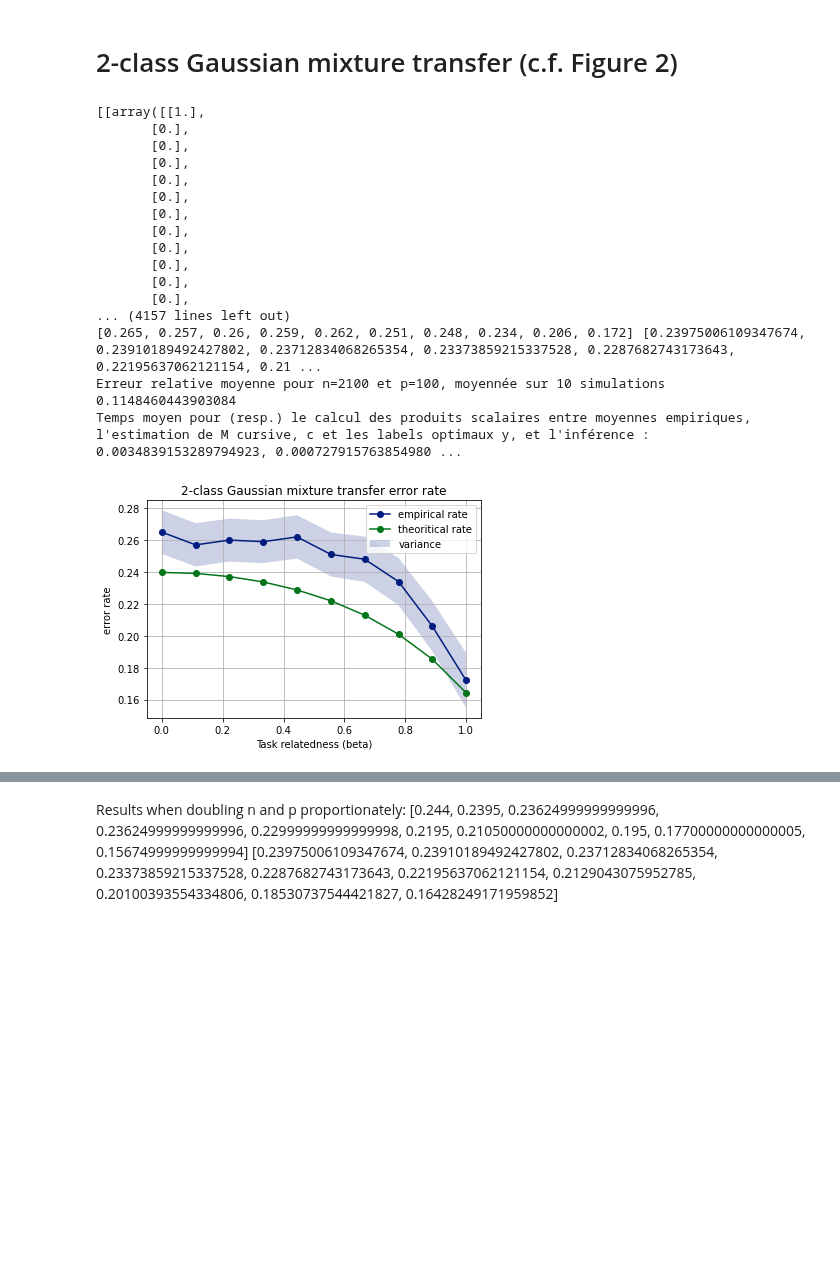
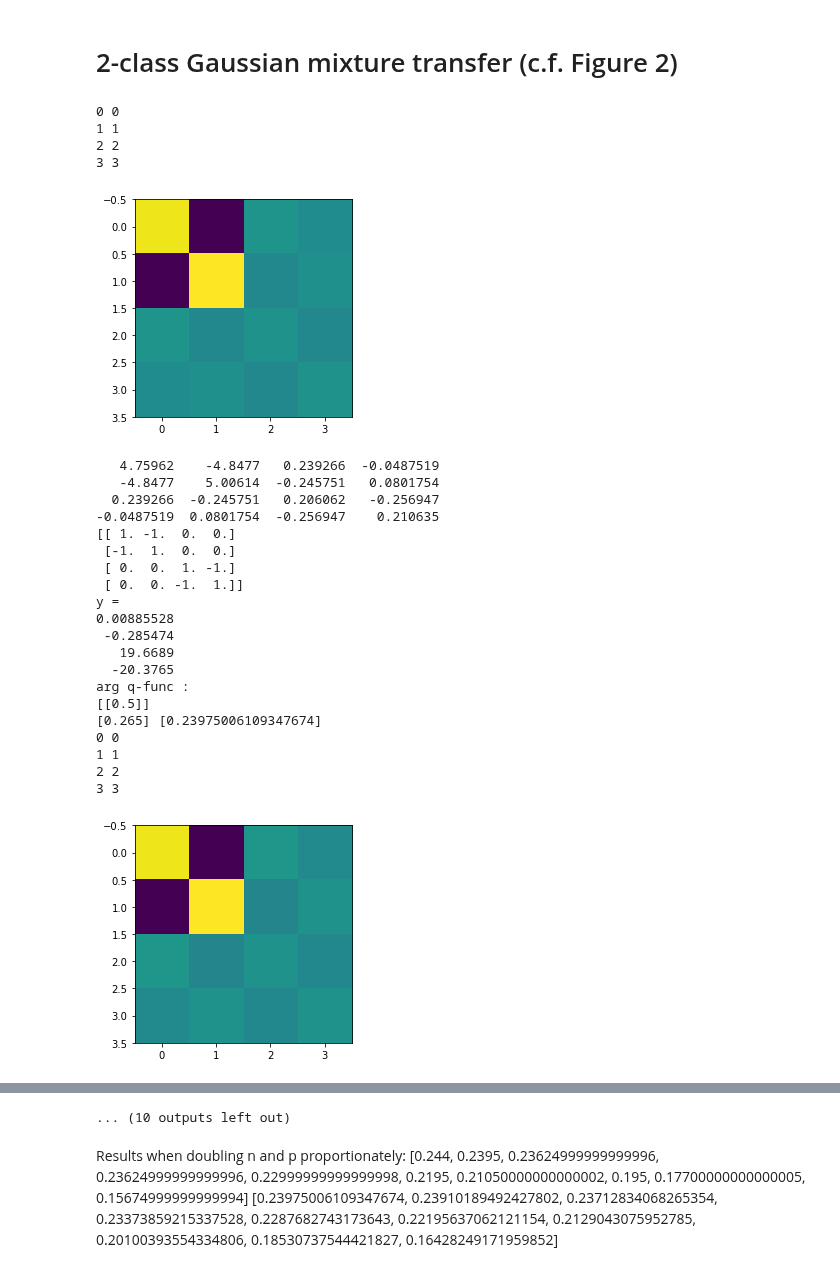
Before and after one commit to Sami-fak/DistributedMTLSPCA, a Jupyter notebook: binary-based_MTL.ipynb, the cells around one changed output, grey strips where cells are left out. Saved outputs shown, nothing was run; the diff lists cells and outputs as text; code cells hidden in the pictures; blank space fills up the shorter version.

```diff
--- a/binary-based_MTL.ipynb
+++ b/binary-based_MTL.ipynb
@@ -103,6 +101,7 @@ def gaussian_synthetic_data(n, p, m, t, n_t, M, random_seed=42):
     np.random.seed(random_seed)
     X = []
     tmp = []
+    y_test = []
     for task in range(t):
         # pour une tache on a m classes
         tmp = []
@@ -116,14 +115,14 @@ def gaussian_synthetic_data(n, p, m, t, n_t, M, random_seed=42):
                 # comment utiliser des vecteurs de moyennes pour générer les données ?
                 mean = np.reshape(M[task][k], p)
                 X_k[j] = np.random.multivariate_normal(mean, np.identity(p))
-                # indice 0 parce que c'est toujours la meme moyenne dans M (pour l'instant ?)
+                y_test.append(k)
             X_k = np.transpose(X_k)
             #print(k)
             tmp.append(X_k)
             # print("tmp = ", tmp)
         X.append(tmp)
 
-    return X
+    return X, y_test
 # %%
 def normalisation(X, p):
     for i in range(len(X)):
@@ -176,7 +175,7 @@ def true_mean(M, p, nb_tasks, nb_classes):
     for t in range(nb_tasks):
         for l in range(nb_classes):
             mean = np.reshape(M[t][l], (p,))
-            true_M[t*nb_tasks+l] = mean
+            true_M[t*nb_classes+l] = mean
 
     return np.transpose(true_M)
 # %%
@@ -248,7 +247,7 @@ def asymptotic_mean(nb_tasks, nb_classes, y_tilde, Dc, correlation_matrix, t, j)
     """
     y_transpose = np.transpose(y_tilde)
     etj = np.zeros((nb_tasks*nb_classes, 1))
-    etj[t*nb_tasks+j] = 1
+    etj[t*nb_classes+j] = 1
     power_dc = power_diagonal_matrix(Dc, -1/2)
     # Dc^1/2 ou Dc^{-1/2} ?
     m_tj = y_transpose.dot(np.power(Dc, 1/2)).dot(correlation_matrix).dot(power_dc).dot(etj)
@@ -282,7 +281,7 @@ def create_J(nb_classes, nb_tasks, n, n_t):
     for t in range(nb_tasks):
         for j in range(nb_classes):
             for i in range(beg, beg+n_t[t][j]):
-                J[i][t*nb_tasks+j] = 1
+                J[i][t*nb_classes+j] = 1
             beg += n_t[t][j]
     return J
 # %%
@@ -415,9 +414,9 @@ plt.style.use('seaborn-dark-palette')
 n = 2100
 p = 100
 m = 2
-t = 2
+t = 4
 beta = np.linspace(0,1,10)
-n_t = [[1000,1000], [50, 50]]
+n_t = [[1000,1000], [50, 50], [1000,1000], [50, 50]]
 n_t_test = [[500, 500]]
 nt = sum(n_t_test[0])
 # la liste temps comprendra le temps pour le training, le calcul de M et y et le temps d'inférence
@@ -430,10 +429,10 @@ random_state = 100
 
 for b in beta:
     # on crée les données synthétiques
-    M = mean_matrix(p, b, random_seed=random_state)
+    M = mean_matrix(p, b, t, random_seed=random_state)
 
-    X = gaussian_synthetic_data(n, p, m, t, n_t, M, random_state)
-    X_test = gaussian_synthetic_data(nt, p, m, 1, n_t_test, [M[1]], random_state)
+    X, y_bs = gaussian_synthetic_data(n, p, m, t, n_t, M, random_state)
+    X_test, y_test = gaussian_synthetic_data(nt, p, m, 1, n_t_test, [M[1]], random_state)
 
 # DEBUG
     #MM1, diag1 = empirical_mean_old(1, m, X, p, [n_t[0]])
@@ -448,7 +447,8 @@ for b in beta:
     c = estimate_c(n_t, n, t, m)
     c0 = p/n
     Dc = np.diag(c)
-    correlation_matrix = compute_M_cal(n, p, Dc, MM, display=False)
+    correlation_matrix = compute_M_cal(n, p, Dc, MM, display=True)
+    matprint(correlation_matrix)
     y = label_evaluation(t,m,Dc,MM, c0)
     temps_estim.append(time() - t0)
     # On time l'estimation de y, M, et c
@@ -457,7 +457,7 @@ for b in beta:
     MM_true = M_true.T@M_true
     print(MM_true)
     correlation_matrix_true = compute_M_cal(n, p, Dc, MM_true, display=False)
-    matprint(correlation_matrix_true)
+
     y_true = label_evaluation(t,m,Dc,MM_true, c0)
     print("y = ")
     matprint(y)
@@ -481,48 +481,56 @@ for b in beta:
     # pour l'instant pas vraiment utilisé
     m_t = create_mt(t, m, y, Dc, correlation_matrix)
     m_t_true = create_mt(t, m, y_true, Dc, correlation_matrix_true)
 
     erreur_empirique = compute_error_rate(X_test, V, m_t, 1, m, n_t_test, Dc, c0)
     erreur_theorique = error_rate(t, m,  Dc, MM_true, c0)[0][0]
     emp_rate.append(erreur_empirique)
     th_rate.append(erreur_theorique)
     relative_error_rate.append(abs(erreur_empirique - erreur_theorique)/erreur_theorique)
 
     print(emp_rate, th_rate)
 
 erreur_relative_moy = np.mean(relative_error_rate)
 print(f"Erreur relative moyenne pour n={n} et p={p}, moyennée sur 10 simulations")
 print(erreur_relative_moy)
 
 print(f"Temps moyen pour (resp.) le calcul des produits scalaires entre moyennes empiriques, l'estimation de M cursive, c et les labels optimaux y, et l'inférence : {np.mean(temps_MM)}, {np.mean(temps_estim)}, {np.mean(temps_inference)}")
 
 lower = np.array(emp_rate) - np.array(var)
 upper = np.array(emp_rate) + np.array(var)
 plt.plot(beta, emp_rate, '-o', label='empirical rate')
 plt.plot(beta, th_rate, '-o', label='theoritical rate')
 plt.fill_between(beta, lower, upper, alpha=0.2, label="variance")
 plt.legend()
 plt.title("2-class Gaussian mixture transfer error rate")
 plt.xlabel("Task relatedness (beta)")
 plt.ylabel("error rate")
 plt.grid()
 plt.show()
 # %% [output]
-[[array([[1.],
-       [0.],
-       [0.],
-       [0.],
-       [0.],
-       [0.],
-       [0.],
-       [0.],
-       [0.],
-       [0.],
-       [0.],
-       [0.],
-... (4157 lines left out)
-[0.265, 0.257, 0.26, 0.259, 0.262, 0.251, 0.248, 0.234, 0.206, 0.172] [0.23975006109347674, 0.23910189492427802, 0.23712834068265354, 0.23373859215337528, 0.2287682743173643, 0.22195637062121154, 0.21 ...
-Erreur relative moyenne pour n=2100 et p=100, moyennée sur 10 simulations
-0.1148460443903084
-Temps moyen pour (resp.) le calcul des produits scalaires entre moyennes empiriques, l'estimation de M cursive, c et les labels optimaux y, et l'inférence : 0.0034839153289794923, 0.000727915763854980 ...
+0 0
+1 1
+2 2
+3 3
-[figure, old version]
+[figure, new version]
+   4.75962    -4.8477   0.239266  -0.0487519
+   -4.8477    5.00614  -0.245751   0.0801754
+  0.239266  -0.245751   0.206062   -0.256947
+-0.0487519  0.0801754  -0.256947    0.210635
+[[ 1. -1.  0.  0.]
+ [-1.  1.  0.  0.]
+ [ 0.  0.  1. -1.]
+ [ 0.  0. -1.  1.]]
+y =
+0.00885528
+ -0.285474
+   19.6689
+  -20.3765
+arg q-func :
+[[0.5]]
+[0.265] [0.23975006109347674]
+0 0
+1 1
+2 2
+3 3
+[figure, added]
@@ -529,3 +621,4 @@ Temps moyen pour (resp.) le calcul des produits scalaires entre moyennes empiriq
+... (10 outputs left out)
 # %% [markdown]
 Results when doubling n and p proportionately:
 [0.244, 0.2395, 0.23624999999999996, 0.23624999999999996, 0.22999999999999998, 0.2195, 0.21050000000000002, 0.195, 0.17700000000000005, 0.15674999999999994]
```
Also changed, not shown: parts of 14 cells of this notebook.
